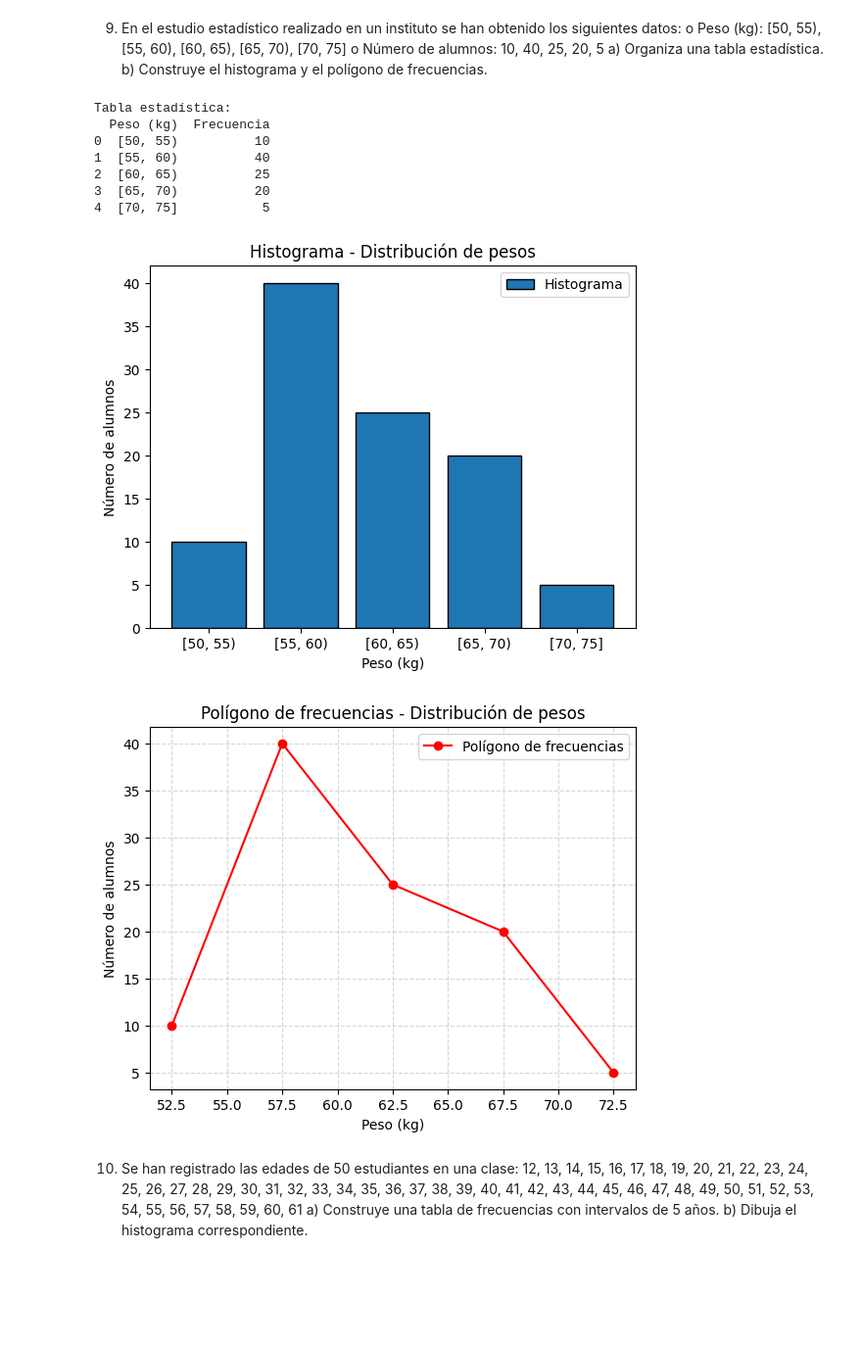
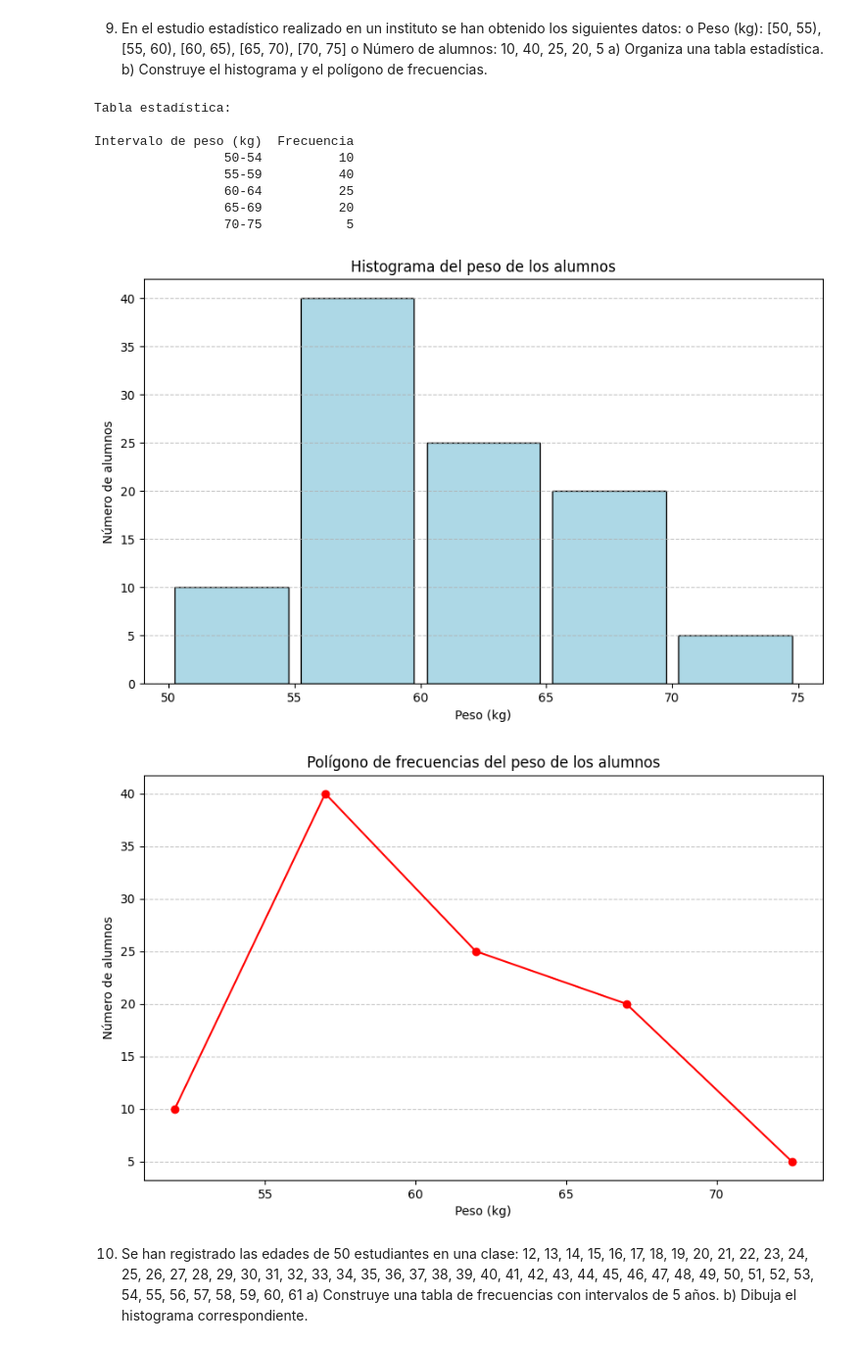
Before and after one commit to luisantoniounocc/PRACTICA_CALIFICADA, a Jupyter notebook: PRACTICA_CALIFICADA_matplotlib.ipynb, the cells around one changed output. Shown at 98% size. Drawn from its saved outputs; the diff is of its cells as text; code cells hidden in the pictures; blank space fills up the shorter version.

```diff
--- a/PRACTICA_CALIFICADA_matplotlib.ipynb
+++ b/PRACTICA_CALIFICADA_matplotlib.ipynb
@@ -141,51 +301,61 @@ o Número de alumnos: 10, 40, 25, 20, 5
 a) Organiza una tabla estadística. b) Construye el histograma y el
 polígono de frecuencias.
 # %%
+import numpy as np
+import pandas as pd
 import matplotlib.pyplot as plt
-import pandas as pd
 
-# Datos
-intervalos = ["[50, 55)", "[55, 60)", "[60, 65)", "[65, 70)", "[70, 75]"]
-frecuencia = [10, 40, 25, 20, 5]
+# --- Datos ---
+intervalos = ["50-54", "55-59", "60-64", "65-69", "70-75"]
+frecuencias = np.array([10, 40, 25, 20, 5])
 
-# Crear tabla estadística
+# --- a) Tabla estadística ---
 tabla = pd.DataFrame({
-    "Peso (kg)": intervalos,
-    "Frecuencia": frecuencia
+    "Intervalo de peso (kg)": intervalos,
+    "Frecuencia": frecuencias
 })
+print("Tabla estadística:\n")
+print(tabla.to_string(index=False))
 
-print("Tabla estadística:")
-print(tabla)
+# Calcular puntos medios para el polígono de frecuencias
+puntos_medios = np.array([52, 57, 62, 67, 72.5])
 
-# Puntos medios para el polígono
-puntos_medios = [52.5, 57.5, 62.5, 67.5, 72.5]
-
-# Histograma
-plt.bar(intervalos, frecuencia, width=0.8, edgecolor='black', label="Histograma")
+# --- b) Histograma ---
+plt.figure(figsize=(10,6))
+# Para que el histograma se alinee con los intervalos, usamos bins
+bins = [50, 55, 60, 65, 70, 75]
+plt.hist(
+    x=np.repeat(puntos_medios, frecuencias),  # Repetimos los puntos según su frecuencia
+    bins=bins,
+    color='lightblue',
+    edgecolor='black',
+    rwidth=0.9
+)
 plt.xlabel("Peso (kg)")
 plt.ylabel("Número de alumnos")
-plt.title("Histograma - Distribución de pesos")
-plt.legend()
+plt.title("Histograma del peso de los alumnos")
+plt.grid(axis='y', linestyle='--', alpha=0.7)
 plt.show()
 
-# Polígono de frecuencias
-plt.plot(puntos_medios, frecuencia, marker='o', color='red', label="Polígono de frecuencias")
+# --- Polígono de frecuencias ---
+plt.figure(figsize=(10,6))
+plt.plot(puntos_medios, frecuencias, marker='o', color='red', linestyle='-')
 plt.xlabel("Peso (kg)")
 plt.ylabel("Número de alumnos")
-plt.title("Polígono de frecuencias - Distribución de pesos")
-plt.grid(True, linestyle='--', alpha=0.5)
-plt.legend()
+plt.title("Polígono de frecuencias del peso de los alumnos")
+plt.grid(axis='y', linestyle='--', alpha=0.7)
 plt.show()
 # %% [output]
 Tabla estadística:
-  Peso (kg)  Frecuencia
-0  [50, 55)          10
-1  [55, 60)          40
-2  [60, 65)          25
-3  [65, 70)          20
-4  [70, 75]           5
+
+Intervalo de peso (kg)  Frecuencia
+                 50-54          10
+                 55-59          40
+                 60-64          25
+                 65-69          20
+                 70-75           5
-[figure, old version]
+[figure, new version]
-[figure, old version]
+[figure, new version]
 # %% [markdown]
 10. Se han registrado las edades de 50 estudiantes en una clase:
 12, 13, 14, 15, 16, 17, 18, 19, 20, 21, 22, 23, 24, 25, 26, 27, 28, 29, 30, 31, 32,
```
Also changed, not shown: parts of 17 cells of this notebook.
